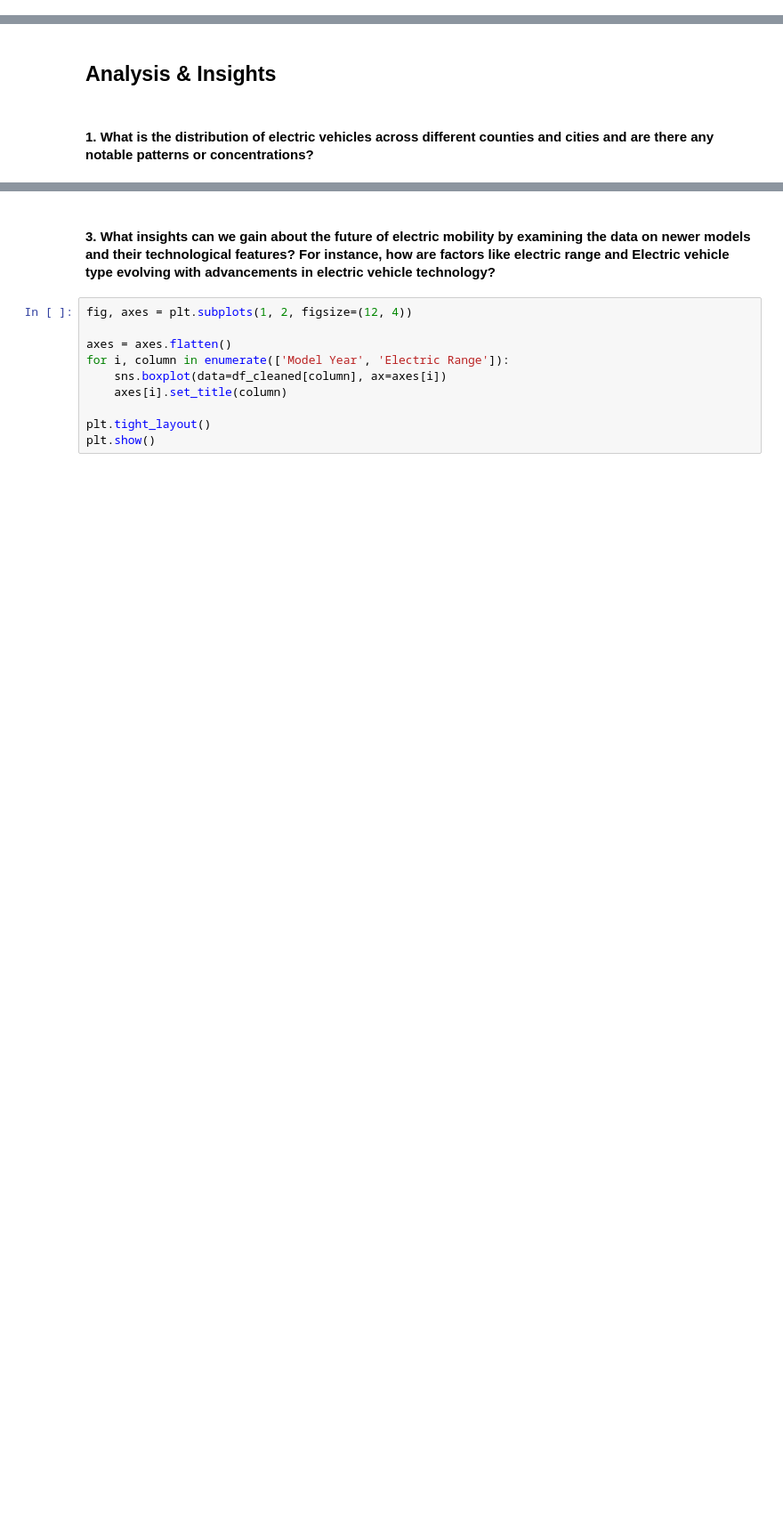
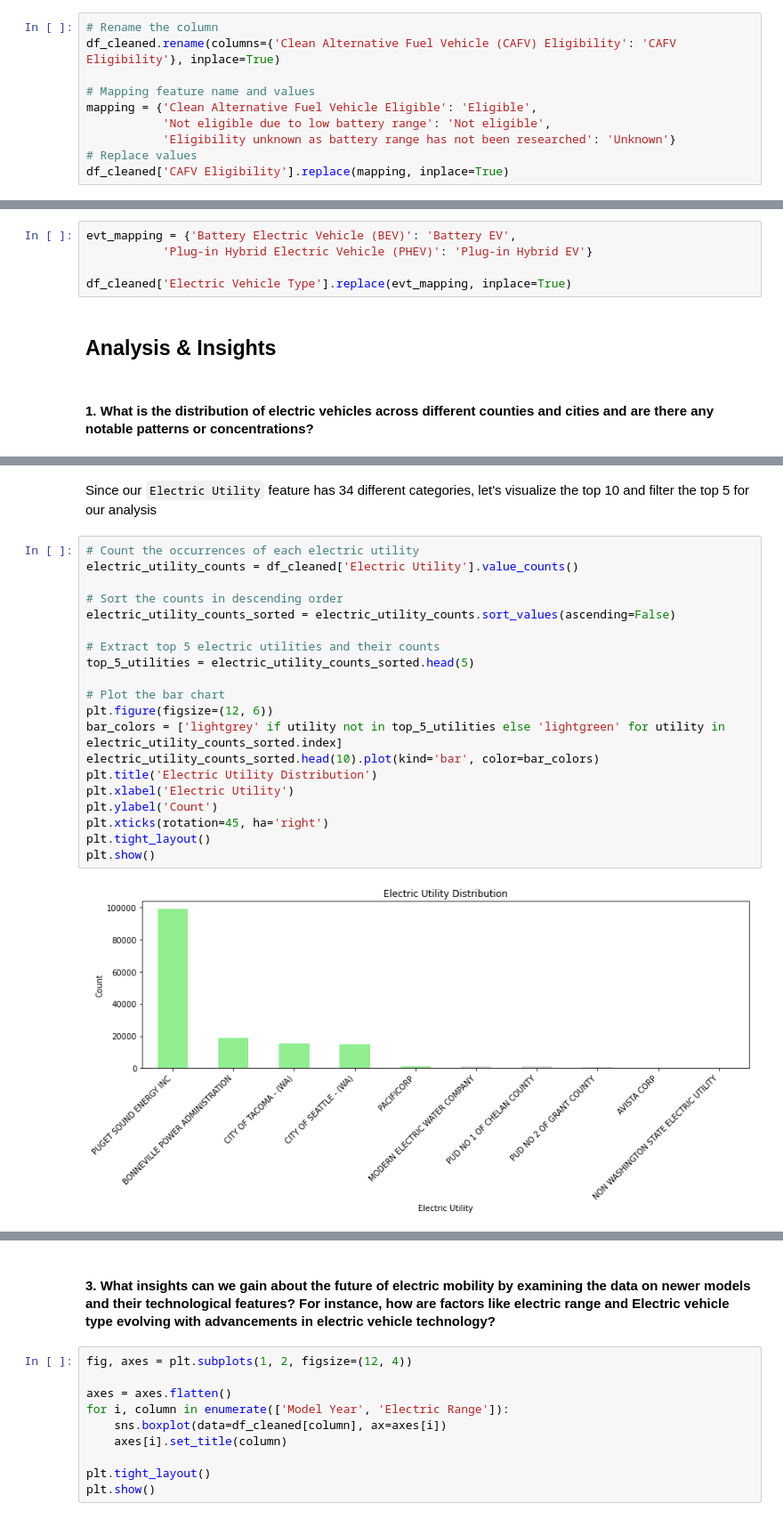
Before and after one commit to NatsuD99/EV_Analysis, a Jupyter notebook: EV_Viz_Project.ipynb, the cells around one changed output, grey strips where cells are left out. Shown at 89% size. Drawn from its saved outputs; the diff is of its cells as text; blank space fills up the shorter version.

Commit message:
More Data Cleaned and Q2 Analysis started

```diff
--- a/EV_Viz_Project.ipynb
+++ b/EV_Viz_Project.ipynb
@@ -156,0 +235,10 @@ df_cleaned['Make'].nunique()
+# %%
+# Rename the column
+df_cleaned.rename(columns={'Clean Alternative Fuel Vehicle (CAFV) Eligibility': 'CAFV Eligibility'}, inplace=True)
+
+# Mapping feature name and values
+mapping = {'Clean Alternative Fuel Vehicle Eligible': 'Eligible',
+           'Not eligible due to low battery range': 'Not eligible',
+           'Eligibility unknown as battery range has not been researched': 'Unknown'}
+# Replace values
+df_cleaned['CAFV Eligibility'].replace(mapping, inplace=True)
@@ -157,3 +259,8 @@ df_cleaned['Make'].nunique()
+# %%
+evt_mapping = {'Battery Electric Vehicle (BEV)': 'Battery EV',
+           'Plug-in Hybrid Electric Vehicle (PHEV)': 'Plug-in Hybrid EV'}
+
+df_cleaned['Electric Vehicle Type'].replace(evt_mapping, inplace=True)
 # %% [markdown]
 ## Analysis & Insights
 # %% [markdown]
@@ -162,0 +270,24 @@ df_cleaned['Make'].nunique()
+# %% [markdown]
+Since our `Electric Utility` feature has 34 different categories, let's visualize the top 10 and filter the top 5 for our analysis
+# %%
+# Count the occurrences of each electric utility
+electric_utility_counts = df_cleaned['Electric Utility'].value_counts()
+
+# Sort the counts in descending order
+electric_utility_counts_sorted = electric_utility_counts.sort_values(ascending=False)
+
+# Extract top 5 electric utilities and their counts
+top_5_utilities = electric_utility_counts_sorted.head(5)
+
+# Plot the bar chart
+plt.figure(figsize=(12, 6))
+bar_colors = ['lightgrey' if utility not in top_5_utilities else 'lightgreen' for utility in electric_utility_counts_sorted.index]
+electric_utility_counts_sorted.head(10).plot(kind='bar', color=bar_colors)
+plt.title('Electric Utility Distribution')
+plt.xlabel('Electric Utility')
+plt.ylabel('Count')
+plt.xticks(rotation=45, ha='right')
+plt.tight_layout()
+plt.show()
+# %% [output]
+[figure, added]
```
Also changed, not shown: parts of 12 cells of this notebook.
